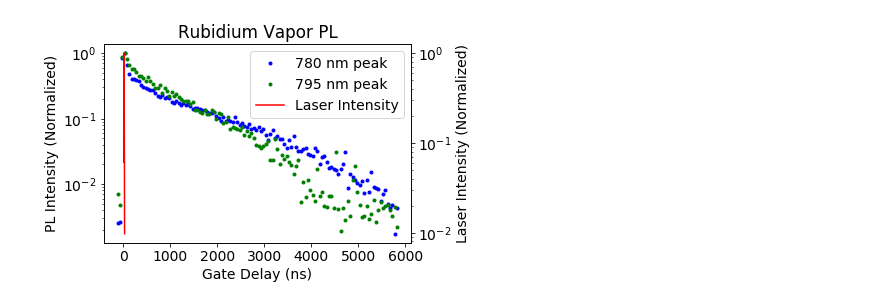
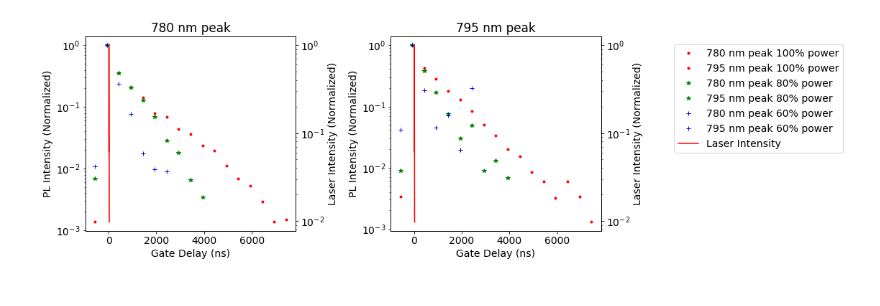
Before and after one commit to msb002/MHDlab, a Jupyter notebook: Python Analysis/Clean_Vapor Tube Analysis-excimer_power.ipynb, the cells around one changed output. Saved outputs shown, nothing was run; the diff lists cells and outputs as text; code cells hidden in the pictures.

Commit message:
finish initial analysis of vapor tube power dependence

```diff
--- a/Python Analysis/Clean_Vapor Tube Analysis-excimer_power.ipynb
+++ b/Python Analysis/Clean_Vapor Tube Analysis-excimer_power.ipynb
@@ -87,11 +134,0 @@ data_peak2 = df1[idx_peak2_l:idx_peak2_r]
-# %%
-avg_peak1 = []
-avg_peak2 = []
-
-for frame in data_peak1:
-    maximum = data_peak1[frame].max()
-    avg_peak1 = np.append(avg_peak1, maximum)
-
-for frame in data_peak2:
-    maximum = data_peak2[frame].max()
-    avg_peak2 = np.append(avg_peak2, maximum)
@@ -108,39 +205,48 @@ laser_data_norm = laser_data/laser_data.max()
 # %%
 from matplotlib.ticker import ScalarFormatter
 
 
-fig, ax1 = plt.subplots()
-ln1 = ax1.plot(time_off, avg_peak1_norm, 'b.', label = '780 nm peak')
-ln2 = ax1.plot(time_off, avg_peak2_norm, 'g.', label = '795 nm peak')
-ax1.set_xlabel("Gate Delay (ns)")
-# Make the y-axis label, ticks and tick labels match the line color.
-ax1.set_ylabel("PL Intensity (Normalized)")
-ax1.tick_params('y')
-ax1.loglog
+fig, ax1 = plt.subplots(1,2,figsize=(12,5))
+ln1 = ax1[0].plot(NDF00_10Hz_time, NDF00_10Hz_data_p1_avg_norm, 'r.', label = '780 nm peak 100% power')
+ln2 = ax1[1].plot(NDF00_10Hz_time, NDF00_10Hz_data_p2_avg_norm, 'r.', label = '795 nm peak 100% power')
+ln3 = ax1[0].plot(NDF01_10Hz_time, NDF01_10Hz_data_p1_avg_norm, 'g*', label = '780 nm peak 80% power')
+ln4 = ax1[1].plot(NDF01_10Hz_time, NDF01_10Hz_data_p2_avg_norm, 'g*', label = '795 nm peak 80% power')
+ln5 = ax1[0].plot(NDF02_10Hz_time, NDF02_10Hz_data_p1_avg_norm, 'b+', label = '780 nm peak 60% power')
+ln6 = ax1[1].plot(NDF02_10Hz_time, NDF02_10Hz_data_p2_avg_norm, 'b+', label = '795 nm peak 60% power')
+
+for ax in ax1:
+    ax.set_xlabel("Gate Delay (ns)")
+    # Make the y-axis label, ticks and tick labels match the line color.
+    ax.set_ylabel("PL Intensity (Normalized)")
+    ax.tick_params('y')
+    ax.loglog
+    #ax.set_aspect(5)
+    ax2 = ax.twinx()
+    ln7= ax2.plot(laser_time_off, laser_data_norm, 'r', label = 'Laser Intensity')
+    ax2.set_ylabel("Laser Intensity (Normalized)")
+    ax2.tick_params('y')
+    ax2.set_yscale('log')
+    ax.set_yscale('log')
+
+ax1[0].set_title('780 nm peak')
+ax1[1].set_title('795 nm peak')
 
 
-plt.legend()
-ax2 = ax1.twinx()
 
-ln3 = ax2.plot(laser_time_off, laser_data_norm, 'r', label = 'Laser Intensity')
-ax2.set_ylabel("Laser Intensity (Normalized)")
-ax2.tick_params('y')
-
-plt.title("Rubidium Vapor PL")
+#plt.title("Rubidium Vapor PL")
 fig.tight_layout()
 
-lns = ln1+ln2+ln3
+lns = ln1+ln2+ln3+ln4+ln5+ln6+ln7
 labs = [l.get_label() for l in lns]
-ax1.legend(lns, labs, loc=0)
+ax1[0].legend(lns, labs, loc=(2.8,0.4))
 
-ax2.set_yscale('log')
-ax1.set_yscale('log')
+
 
 #ax2.yaxis.set_major_formatter(ScalarFormatter())
 
 plt.show()
 # %% [output]
-[figure, old version]
+[figure, new version]
 # %%
 
 """
```
Also changed, not shown: parts of 14 cells of this notebook.
